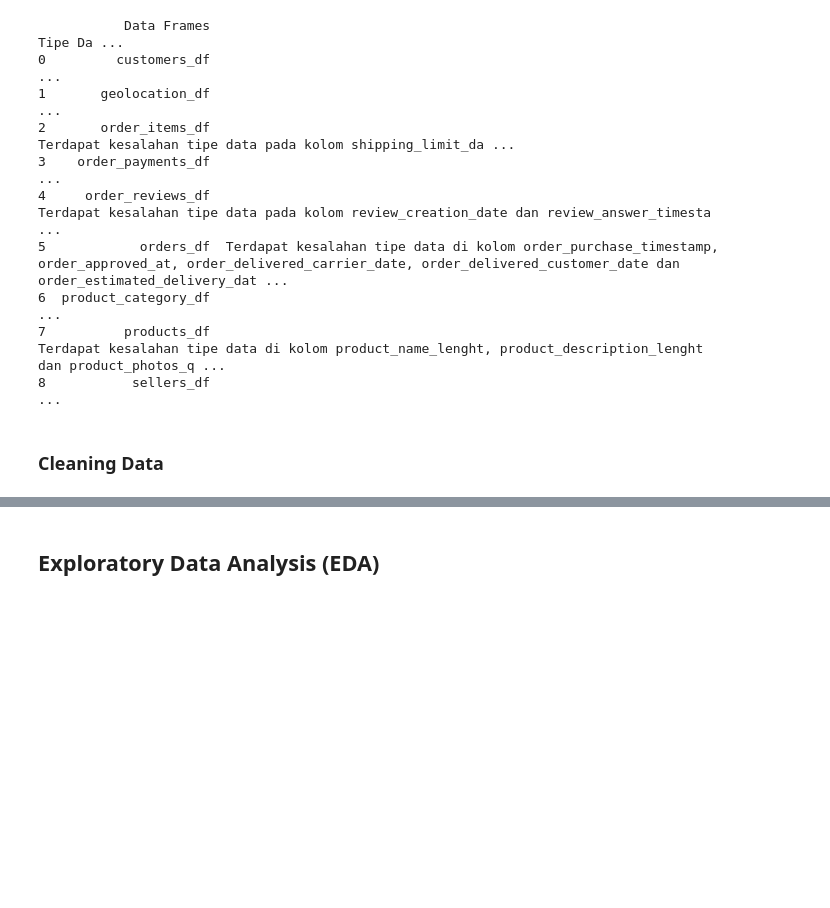
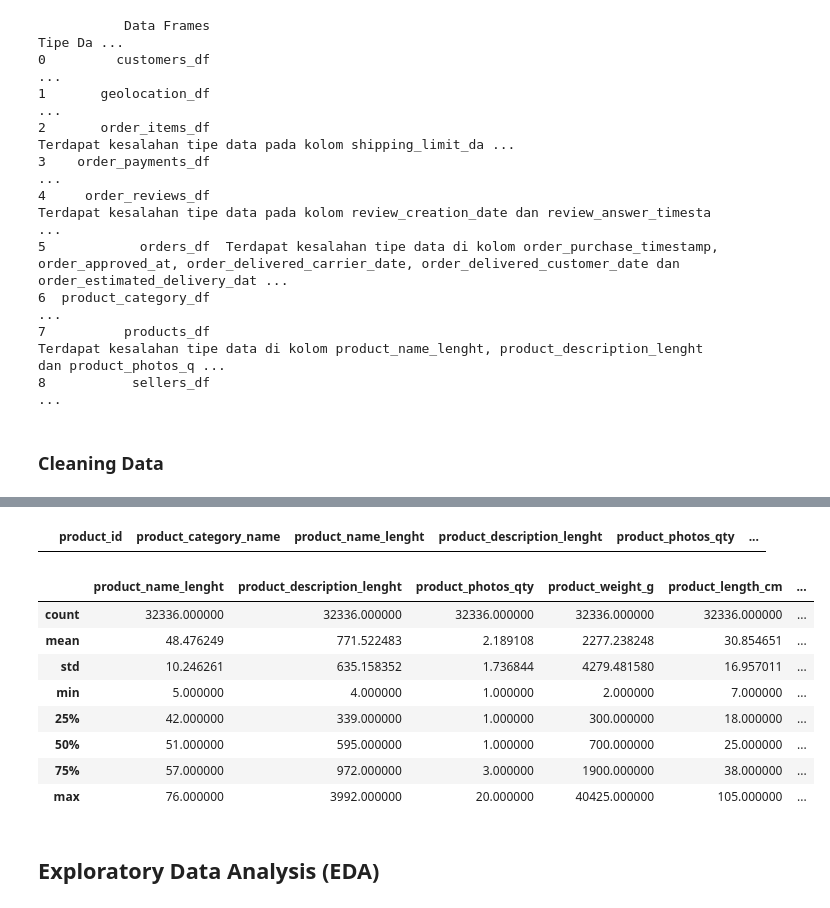
Before and after one commit to OscOkt021/dicoding-submission-data-analyst, a Jupyter notebook: submission/Proyek_Analisis_Data.ipynb, the cells around one changed output, grey strips where cells are left out. Drawn from its saved outputs; the diff is of its cells as text; code cells hidden in the pictures; blank space fills up the shorter version.

```diff
--- a/submission/Proyek_Analisis_Data.ipynb
+++ b/submission/Proyek_Analisis_Data.ipynb
@@ -541,0 +655,8 @@ print(rangkuman_df.to_string())
+# %%
+# mengubah tipe data yang salah
+datetime_column = ['order_purchase_timestamp', 'order_approved_at', 'order_delivered_carrier_date', 'order_delivered_customer_date', 'order_estimated_delivery_date']
+
+for column in datetime_column:
+    orders_df[column] = pd.to_datetime(orders_df[column])
+
+orders_df.info()
@@ -541,0 +736,5 @@ print(rangkuman_df.to_string())
+# %%
+# Menghapus missing value
+products_df.dropna(inplace=True)
+
+products_df.isna().sum()
@@ -541,0 +771,9 @@ print(rangkuman_df.to_string())
+# %%
+# mengubah tipe data menjadi int
+
+integer_column = ['product_name_lenght', 'product_description_lenght', 'product_photos_qty']
+
+for column in integer_column:
+    products_df[column] = products_df[column].astype(int)
+
+products_df.info()
@@ -542,2 +805,20 @@ print(rangkuman_df.to_string())
+# %%
+products_df.drop(products_df[products_df['product_weight_g']==0].index, inplace=True)
+# %%
+products_df[products_df['product_weight_g']==0]
+# %% [output]
+|  | product_id | product_category_name | product_name_lenght | product_description_lenght | product_photos_qty | ... |
+# %%
+products_df.describe()
+# %% [output]
+|  | product_name_lenght | product_description_lenght | product_photos_qty | product_weight_g | product_length_cm | ... |
+| count | 32336.000000 | 32336.000000 | 32336.000000 | 32336.000000 | 32336.000000 | ... |
+| mean | 48.476249 | 771.522483 | 2.189108 | 2277.238248 | 30.854651 | ... |
+| std | 10.246261 | 635.158352 | 1.736844 | 4279.481580 | 16.957011 | ... |
+| min | 5.000000 | 4.000000 | 1.000000 | 2.000000 | 7.000000 | ... |
+| 25% | 42.000000 | 339.000000 | 1.000000 | 300.000000 | 18.000000 | ... |
+| 50% | 51.000000 | 595.000000 | 1.000000 | 700.000000 | 25.000000 | ... |
+| 75% | 57.000000 | 972.000000 | 3.000000 | 1900.000000 | 38.000000 | ... |
+| max | 76.000000 | 3992.000000 | 20.000000 | 40425.000000 | 105.000000 | ... |
 # %% [markdown]
 ## Exploratory Data Analysis (EDA)
```
Also changed, not shown: parts of 33 cells of this notebook.
